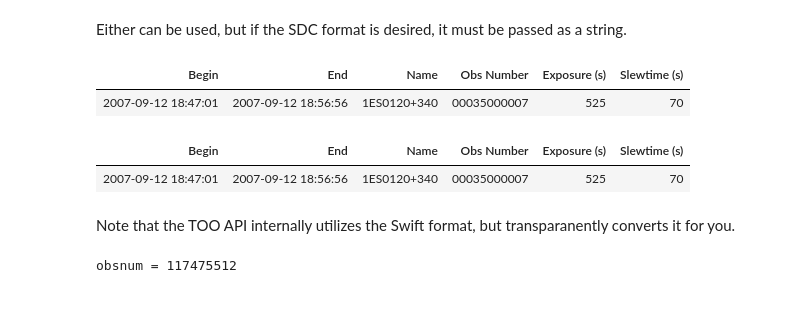
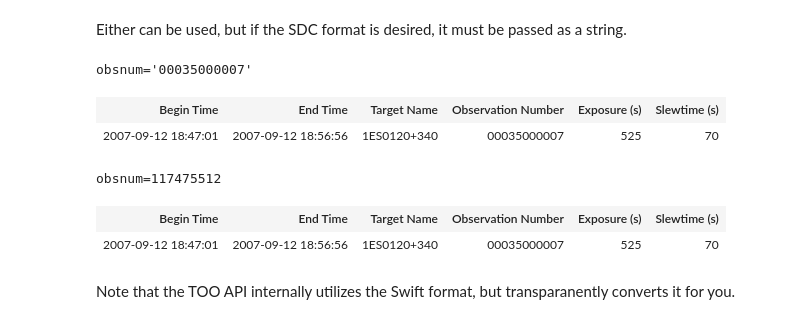
Before and after one commit to Swift-SOT/swifttools, a Jupyter notebook: examples/Swift Observation Query Example Notebook.ipynb, the cells around one changed output. Drawn from its saved outputs; the diff is of its cells as text; code cells hidden in the pictures.

```diff
--- a/examples/Swift Observation Query Example Notebook.ipynb
+++ b/examples/Swift Observation Query Example Notebook.ipynb
@@ -420,20 +428,16 @@ SDC format: 00035000007 Swift format: 117475512
 # %% [markdown]
 Either can be used, but if the SDC format is desired, it must be passed as a string.
 # %%
-Swift_ObsQuery(username,shared_secret,obsnum='00035000007')
+Swift_ObsQuery(obsnum='00035000007')
 # %% [output]
+obsnum='00035000007'
-| Begin | End | Name | Obs Number | Exposure (s) | Slewtime (s) |
+| Begin Time | End Time | Target Name | Observation Number | Exposure (s) | Slewtime (s) |
 | 2007-09-12 18:47:01 | 2007-09-12 18:56:56 | 1ES0120+340 | 00035000007 | 525 | 70 |
 # %%
-Swift_ObsQuery(username,shared_secret,obsnum=117475512)
+Swift_ObsQuery(obsnum=117475512)
 # %% [output]
+obsnum=117475512
-| Begin | End | Name | Obs Number | Exposure (s) | Slewtime (s) |
+| Begin Time | End Time | Target Name | Observation Number | Exposure (s) | Slewtime (s) |
 | 2007-09-12 18:47:01 | 2007-09-12 18:56:56 | 1ES0120+340 | 00035000007 | 525 | 70 |
 # %% [markdown]
 Note that the TOO API internally utilizes the Swift format, but transparanently converts it for you.
-# %%
-obsq = Swift_ObsQuery()
-obsq.obsnum = '00035000007'
-print(f"obsnum = {obsq.obsnum}")
-# %% [output]
-obsnum = 117475512
```
Also changed, not shown: parts of 25 cells of this notebook, 19 other files.
